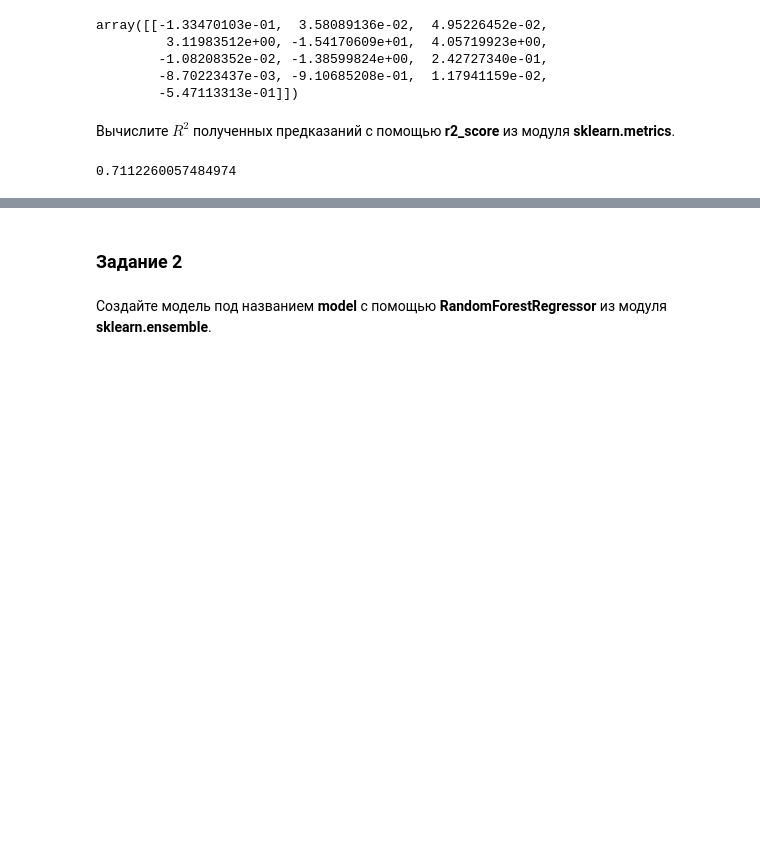
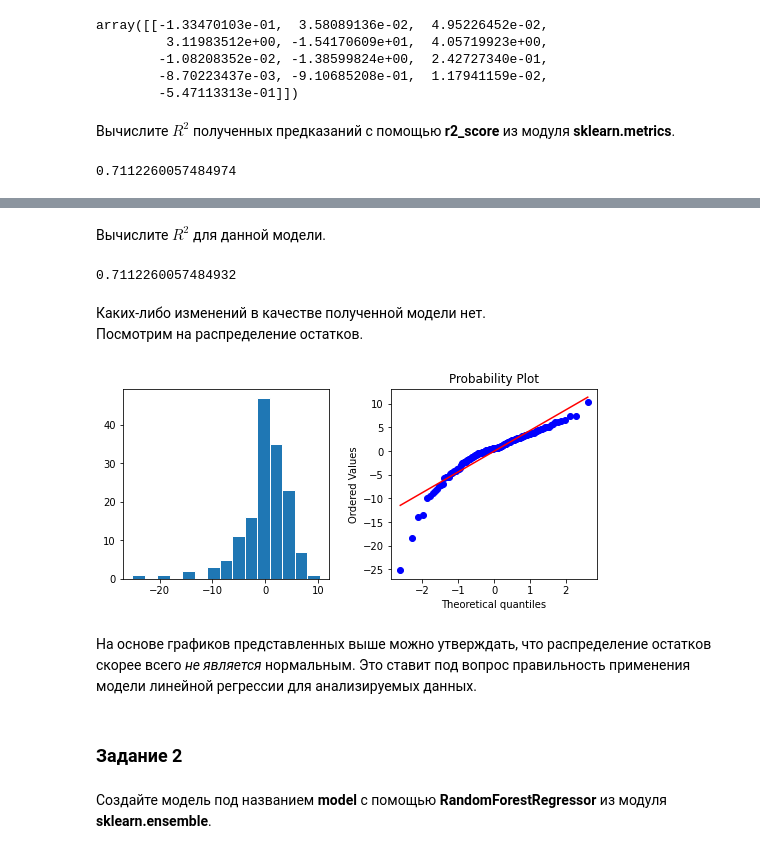
Before and after one commit to ksr19/Python_DataScience, a Jupyter notebook: L3/Lesson3.Sklearn_Supervised learning.ipynb, the cells around one changed output, grey strips where cells are left out. Cells and saved outputs as stored; diff of their text form; code cells hidden in the pictures; blank space fills up the shorter version.

```diff
--- a/L3/Lesson3.Sklearn_Supervised learning.ipynb
+++ b/L3/Lesson3.Sklearn_Supervised learning.ipynb
@@ -48,0 +83,12 @@ r2_score(y_test, y_pred)
+# %% [markdown]
+Вычислите $R^2$  для данной модели.
+# %%
+y_pred_scaled = lr_scaled.predict(X_test_scaled)
+r2_score(y_test, y_pred_scaled)
+# %% [output]
+0.7112260057484932
+# %% [markdown]
+Каких-либо изменений в качестве полученной модели нет. <br>
+Посмотрим на распределение остатков.
+# %%
+err = y_pred - y_test
@@ -49,3 +99,16 @@ r2_score(y_test, y_pred)
+# %%
+fig, ax = plt.subplots(nrows=1, ncols=2)
+
+fig.set_size_inches(8.5, 3.5)
+fig.subplots_adjust(wspace=0.3)
+
+ax[0].hist(err, bins=15, ec='white')
+stats.probplot(err.values[:,0], dist="norm", plot=ax[1])
+plt.show()
+# %% [output]
+[figure, added]
+# %% [markdown]
+На основе графиков представленных выше можно утверждать, что распределение остатков скорее всего _не является_ нормальным. Это ставит под вопрос правильность применения модели линейной регрессии для анализируемых данных.
 # %% [markdown]
 ### Задание 2
 # %% [markdown]
```
Also changed, not shown: parts of 6 cells of this notebook.
